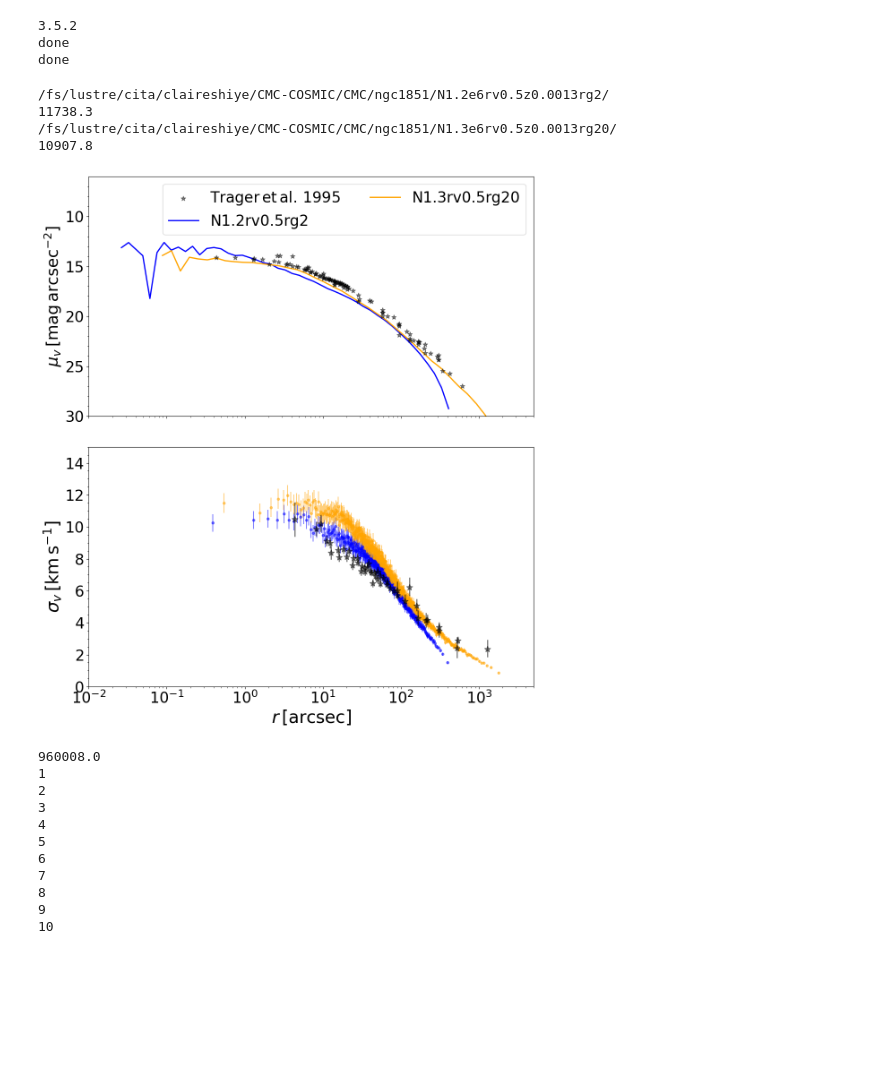
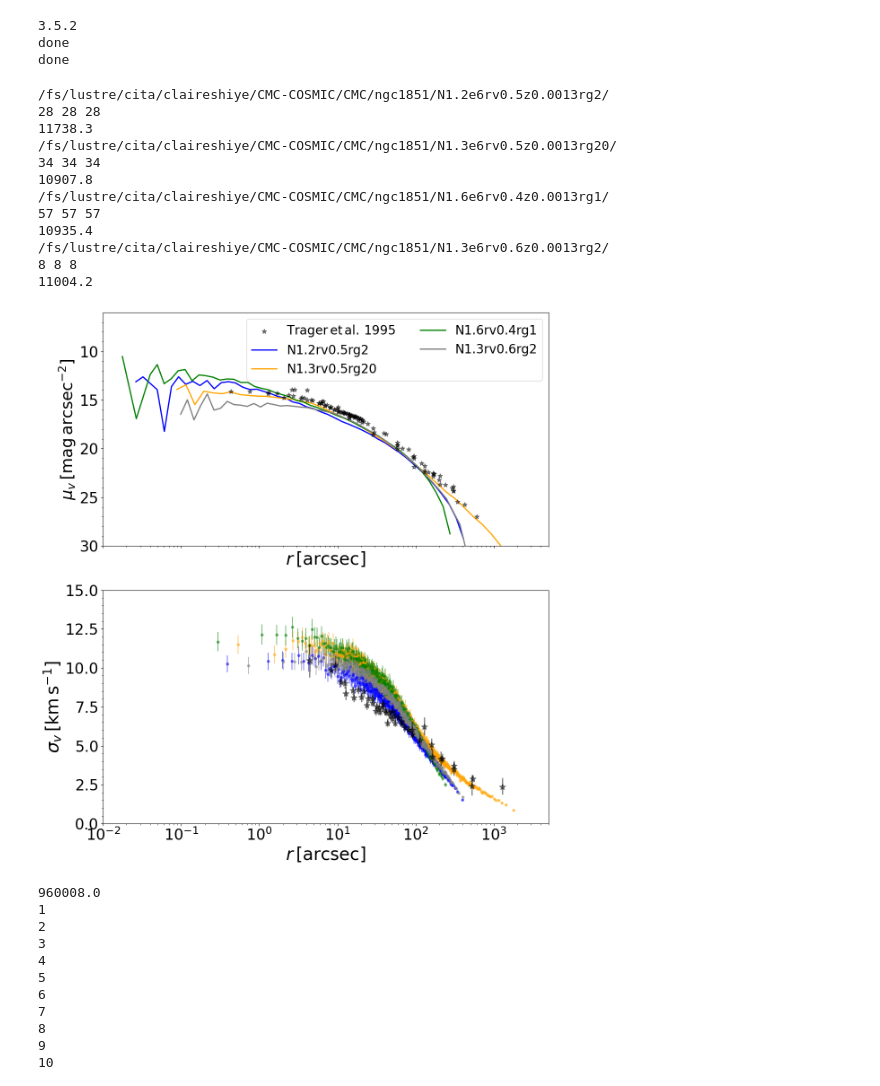
Before and after one commit to claireshiye/MyPythonCode, a Jupyter notebook: NGC1851.ipynb, the cells around one changed output. Drawn from its saved outputs; the diff is of its cells as text; code cells hidden in the pictures; blank space fills up the shorter version.

Commit message:
updates from cita cluster 12/22/2024

```diff
--- a/NGC1851.ipynb
+++ b/NGC1851.ipynb
@@ -58,7 +58,7 @@ done
 done
 # %%
 #path = ['/fs/lustre/cita/claireshiye/CMC-COSMIC/CMC/ngc1851/N1.2e6rv0.5z0.0013rg2/',
-#        '/fs/lustre/cita/claireshiye/CMC-COSMIC/CMC/ngc1851/N1.3e6rv0.5z0.0013rg2/',
+#        '/fs/lustre/cita/claireshiye/CMC-COSMIC/CMC/ngc1851/N1.3e6rv0.6z0.0013rg2/',
 #        '/fs/lustre/cita/claireshiye/CMC-COSMIC/CMC/ngc1851/N1.6e6rv0.4z0.0013rg1/',
 #        '/fs/lustre/cita/claireshiye/CMC-COSMIC/CMC/ngc1851/N1.6e6rv0.5z0.002rg20/',
 #        '/fs/lustre/cita/claireshiye/CMC-COSMIC/CMC/ngc1851/N2e6rv1z0.0013rg1/',
@@ -66,8 +66,10 @@ done
 #prefix = ['initial4', 'initial6', 'initial14', 'initial13', 'initial20', 'initial11']
 
 path = ['/fs/lustre/cita/claireshiye/CMC-COSMIC/CMC/ngc1851/N1.2e6rv0.5z0.0013rg2/',
-        '/fs/lustre/cita/claireshiye/CMC-COSMIC/CMC/ngc1851/N1.3e6rv0.5z0.0013rg20/']
-prefix = ['initial4', 'initial11']
+        '/fs/lustre/cita/claireshiye/CMC-COSMIC/CMC/ngc1851/N1.3e6rv0.5z0.0013rg20/',
+        '/fs/lustre/cita/claireshiye/CMC-COSMIC/CMC/ngc1851/N1.6e6rv0.4z0.0013rg1/',
+        '/fs/lustre/cita/claireshiye/CMC-COSMIC/CMC/ngc1851/N1.3e6rv0.6z0.0013rg2/']
+prefix = ['initial4', 'initial11', 'initial14', 'initial6']
 ##First Check
 
 ##Surface brightness and velocity dispersion profiles
@@ -141,13 +143,14 @@ ax[1].scatter([10000,10000], [-5,-5], c='k', marker = '*', alpha=0.5, s=60)
 
 ###Models###
 #cs=['cyan','b','g','purple','orange', 'r']
-cs=['b','orange']
-lbs = ['N1.2rv0.5rg2', 'N1.3rv0.5rg20']
+cs=['b','orange', 'green', 'gray', 'purple', 'r']
+lbs = ['N1.2rv0.5rg2', 'N1.3rv0.5rg20', 'N1.6rv0.4rg1', 'N1.3rv0.6rg2', 'N2e6rv1rg1']
 for xx in range(len(path)): #len(path)
     print(path[xx])
     snap2D = np.sort(glob(path[xx]+prefix[xx]+'.snap*.2Dproj.dat.gz'))
     snap2D_L12 = np.sort(glob(path[xx]+prefix[xx]+'.snap*.2D_SBPLcut12_NCUT-1.dat'))
     snap_vel700 = np.sort(glob(path[xx]+prefix[xx]+'.snap*.vel_dispersion_vr_pm_700_0.dat'))
+    print(len(snap2D), len(snap2D_L12), len(snap_vel700))
 
     for ii in range(0, len(snap2D_L12)):
         with open(snap2D_L12[ii], 'r') as f2D:
@@ -179,35 +182,44 @@ for xx in range(len(path)): #len(path)
 
             ax[0].plot(arcsec_cut, SB_cut, lw=2, label=lbs[xx], color=cs[xx])
             ax[0].plot([10000,10000],[-5,-5], lw=2)
             ax[1].scatter(R_model[::3], sigma_model[::3],s=15,zorder=2,alpha=0.5, color=cs[xx])
             ax[1].errorbar(R_model[::3],sigma_model[::3],yerr=2*sigma_err_model[::3], fmt='o',
                            markersize=0.01,zorder=1,alpha=0.5, color=cs[xx])
 
             break
 
 ax[0].yaxis.set_minor_locator(AutoMinorLocator())
 ax[0].set_ylim(30,6)
 ax[0].set_xscale('log')
 ax[0].set_xlim(0.01,5000)
 ax[0].set_ylabel(r'$\mu_v\,[\rm{mag\,arcsec^{-2}}]$',fontsize=26)
-ax[0].legend(loc='best',scatterpoints=1, ncol=2, prop={'size': 24})
+ax[0].set_xlabel(r'$r\,[\rm{arcsec}]$',fontsize=28)
+ax[0].legend(loc='best',scatterpoints=1, ncol=2, prop={'size': 20})
 
 ax[1].yaxis.set_minor_locator(AutoMinorLocator())
 ax[1].set_xscale('log')
 ax[1].set_xlim(0.01,5000)
 ax[1].set_ylim(0, 15)
 ax[1].set_xlabel(r'$r\,[\rm{arcsec}]$',fontsize=28)
 ax[1].set_ylabel(r'$\sigma_v\,[\rm{km\,s^{-1}}]$',fontsize=28)
 #ax[1].legend(loc=3,scatterpoints=1, ncol=2, prop={'size': 24})
 
 plt.subplots_adjust(hspace=0.05)
 fig.tight_layout()
 # %% [output]
 /fs/lustre/cita/claireshiye/CMC-COSMIC/CMC/ngc1851/N1.2e6rv0.5z0.0013rg2/
+28 28 28
 11738.3
 /fs/lustre/cita/claireshiye/CMC-COSMIC/CMC/ngc1851/N1.3e6rv0.5z0.0013rg20/
+34 34 34
 10907.8
+/fs/lustre/cita/claireshiye/CMC-COSMIC/CMC/ngc1851/N1.6e6rv0.4z0.0013rg1/
+57 57 57
+10935.4
+/fs/lustre/cita/claireshiye/CMC-COSMIC/CMC/ngc1851/N1.3e6rv0.6z0.0013rg2/
+8 8 8
+11004.2
-[figure, old version]
+[figure, new version]
 # %%
 thepath = '/fs/lustre/cita/claireshiye/CMC-COSMIC/CMC/ngc1851/N1.6e6rv0.5z0.002rg20/'
 
```
Also changed, not shown: parts of 2 cells of this notebook, 9 other files.
